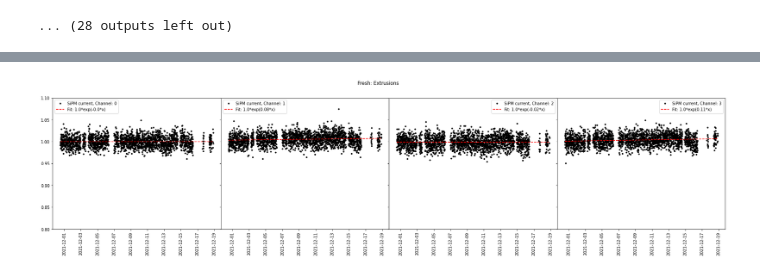
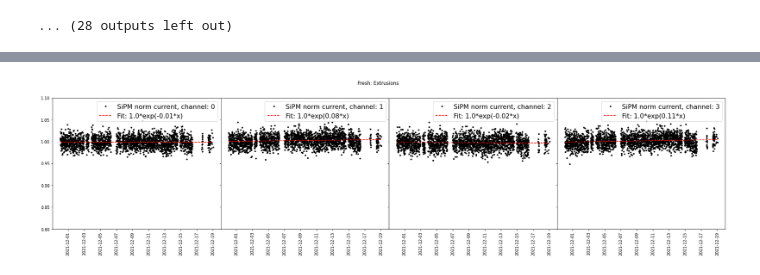
Before and after one commit to oksuzian/Mu2eANL, a Jupyter notebook: Aging/AgingCountersTestStandUVaBottom.ipynb, the cells around one changed output, grey strips where cells are left out. Cells and saved outputs as stored; diff of their text form; code cells hidden in the pictures.

```diff
--- a/Aging/AgingCountersTestStandUVaBottom.ipynb
+++ b/Aging/AgingCountersTestStandUVaBottom.ipynb
@@ -19,6 +19,8 @@ import itertools as it
 
 MIN_TEMP=21
 MAX_TEMP=22
+TIME_INDEX_CUT=4020
+CS137_DECAY_RATE=0.023 # 2.3%/year
 # %%
 !pip install gdown
 !gdown https://drive.google.com/uc?id=17Yjr34rnNR0GOWfxkGhcwCjZwhnOrDCT
@@ -80,10 +106,10 @@ plt.plot(data_signal.index, data_signal.date)
 # %%
 pd.options.mode.chained_assignment = None
-data_ = data_signal.loc[ (data_signal.temp>MIN_TEMP) & (data_signal.temp<MAX_TEMP)  & (data_signal.index>4100)]
+data_ = data_signal.loc[ (data_signal.temp>MIN_TEMP) & (data_signal.temp<MAX_TEMP)  & (data_signal.index>TIME_INDEX_CUT)]
 X = (data_.date -  data_.date.to_numpy()[0]).astype('timedelta64[h]')/(365*24) #divides days into years
 
 for chan in it.chain(range(0, 12), range(16, 20), range(60,64)):
-  pedestal = 0.15
+  pedestal = 0.15 # FIXME
   data_[chan] = data_[chan] - pedestal #subtracts the pedestal value
   max_current = data_[chan][0:100].mean()
   data_[chan] = data_[chan]/max_current#normalizing
@@ -145,11 +171,16 @@ mapping = dict(zip(data_['date_f'], data_['date'].dt.date))
 
 for chan in it.chain(range(0, 12), range(16, 20), range(60,64)):
 
-  plt.figure()
-  ax = sns.regplot(x=data_['date_f'], y=data_[chan], x_bins=50, fit_reg=None, )
+  if(chan%4==0):
+    fig, axs = plt.subplots(1,4, figsize=(30, 6), sharey=True);
+    fig.subplots_adjust(wspace=0)
+
+  ax=axs[chan%4]
+  fig.suptitle(getChanLabel(chan))
+  sns.regplot(x=data_['date_f'], y=data_[chan], x_bins=100, fit_reg=None, ax=ax)
+  ax.set_ylabel('')
   labels = pd.Series(ax.get_xticks()).map(mapping).fillna('')
   ax.set_xticklabels(labels)
-
   ax.set_ylim(0.9,1.1)
   ax.tick_params(axis='x', labelrotation = 90);
 # %% [output]
@@ -201,35 +224,20 @@ for chan in it.chain(range(0, 12), range(16, 20), range(60,64)):
 ... (8 outputs left out)
 # %%
 label = ''
-
-
 for chan in it.chain(range(0, 12), range(16, 20), range(60,64)):
-  if chan>=0 and chan<4:
-    label='Fresh: Extrusions'
-  if chan>=4 and chan<8:
-    label='Fresh: Uncured'
-  if chan>=8 and chan<12:
-    label='Old: Extrusions'
-  if chan>=16 and chan<20:
-    label='Old: Assembled'
-  if chan>=60 and chan<64:
-    label='Old: Uncured'
-
 
   y = data_[chan]
-  y = y*np.exp(X*0.023) #Cs137 decay rate: 2.3%/year
-
-
+  y = y*np.exp(X*CS137_DECAY_RATE) #Cs137 decay rate: 2.3%/year
   popt, pcov = curve_fit(expo, X, y, p0=(1, 0.05))
 
   if(chan%4==0):
     fig, axs = plt.subplots(1,4, figsize=(30, 6), sharey=True);
     fig.subplots_adjust(wspace=0)
-  fig.suptitle(label)
-  axs[chan%4].plot(data_.date, y, 'k.', label="SiPM current, Channel: %d"%chan);
+  fig.suptitle(getChanLabel(chan))
+  axs[chan%4].plot(data_.date, y, 'k.', label="SiPM norm current, channel: %d"%chan);
   axs[chan%4].plot(data_.date, expo(X, *popt), 'r--', label="Fit: " + str(round(popt[0], 1)) + "*exp("+str(-1*round(popt[1],2))+"*x)"); #fits an exponential to the function
-  axs[chan%4].legend()
+  axs[chan%4].legend(loc='upper right', prop={'size': 16})
   axs[chan%4].set_ylim(0.8,1.1);
   axs[chan%4].tick_params(axis='x', labelrotation = 90);
 # %% [output]
-[figure, old version]
+[figure, new version]
```
Also changed, not shown: parts of 9 cells of this notebook.
